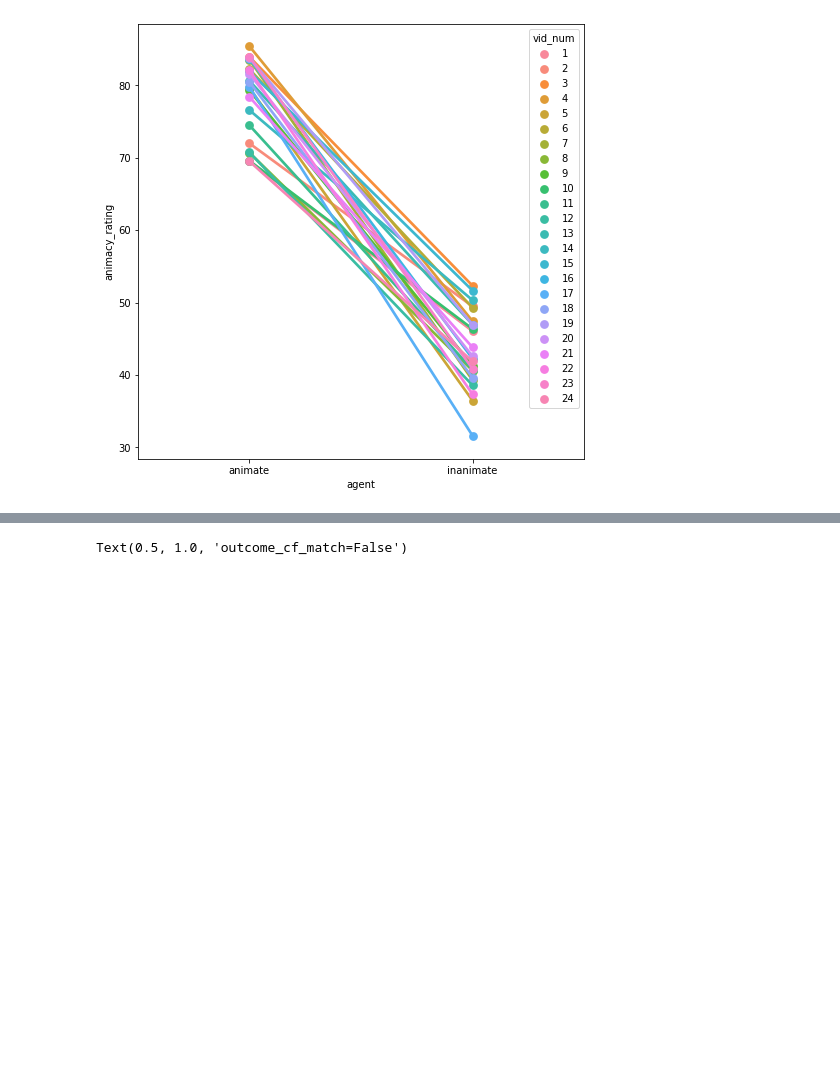
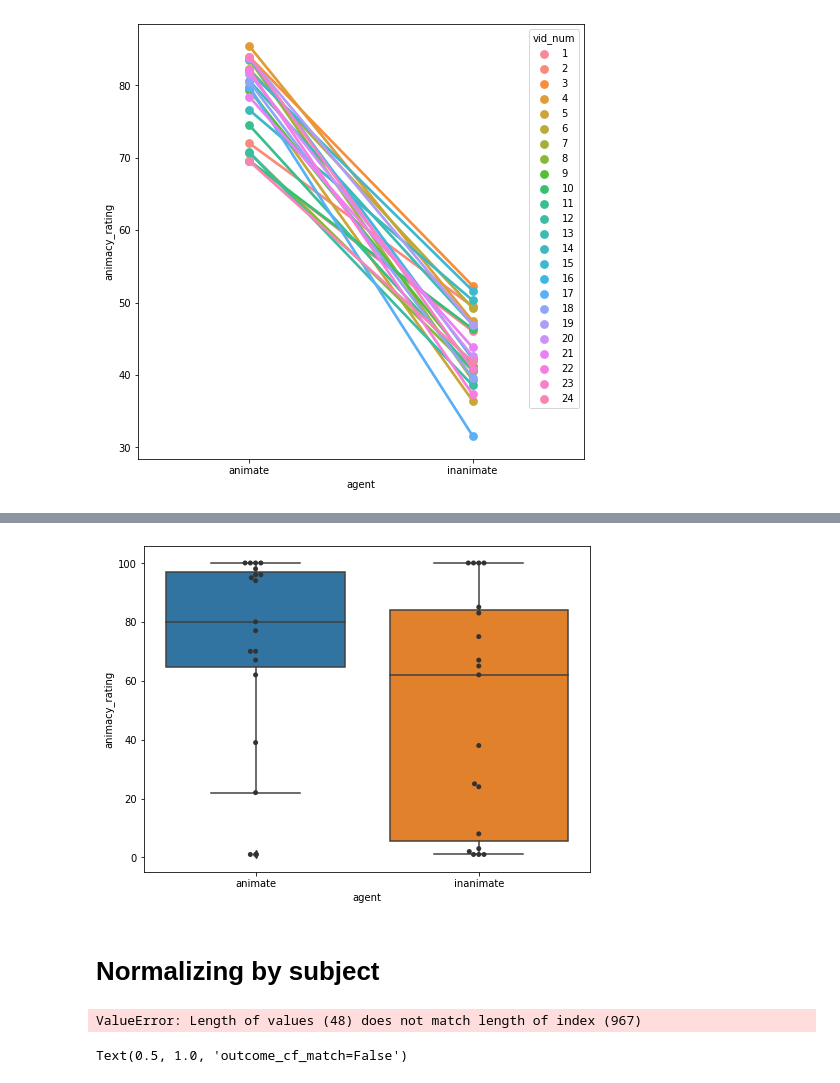
Before and after one commit to temills/robot-feature-learning-v1, a Jupyter notebook: Pilot/Code/pilot_data_analysis.ipynb, the cells around one changed output, grey strips where cells are left out. Drawn from its saved outputs; the diff is of its cells as text; code cells hidden in the pictures; blank space fills up the shorter version.

```diff
--- a/Pilot/Code/pilot_data_analysis.ipynb
+++ b/Pilot/Code/pilot_data_analysis.ipynb
@@ -88,0 +87,6 @@ Name: animacy_rating, dtype: float64
+# %%
+pilotDat.rating_byStim('animacy_rating', 'agent', 2)
+# %% [output]
+[figure, added]
+# %% [markdown]
+# Normalizing by subject
@@ -89,3 +96,8 @@ Name: animacy_rating, dtype: float64
+# %%
+for subj in dat.subject_id.unique():
+    dat['animacy_subCntr'] = (dat.loc[dat.subject_id== subj].animacy_rating - submeans.loc[subj, 'animacy_rating']).tolist()
+# %% [output]
+ValueError: Length of values (48) does not match length of index (967)
 # %%
 #fig, ax = plt.subplots()
 #g = sns.catplot(data=trial_dat, x='agent', y='causal_rating', col='outcome_CF_match', kind='box')
```
Also changed, not shown: parts of 4 cells of this notebook, 4 other files.
